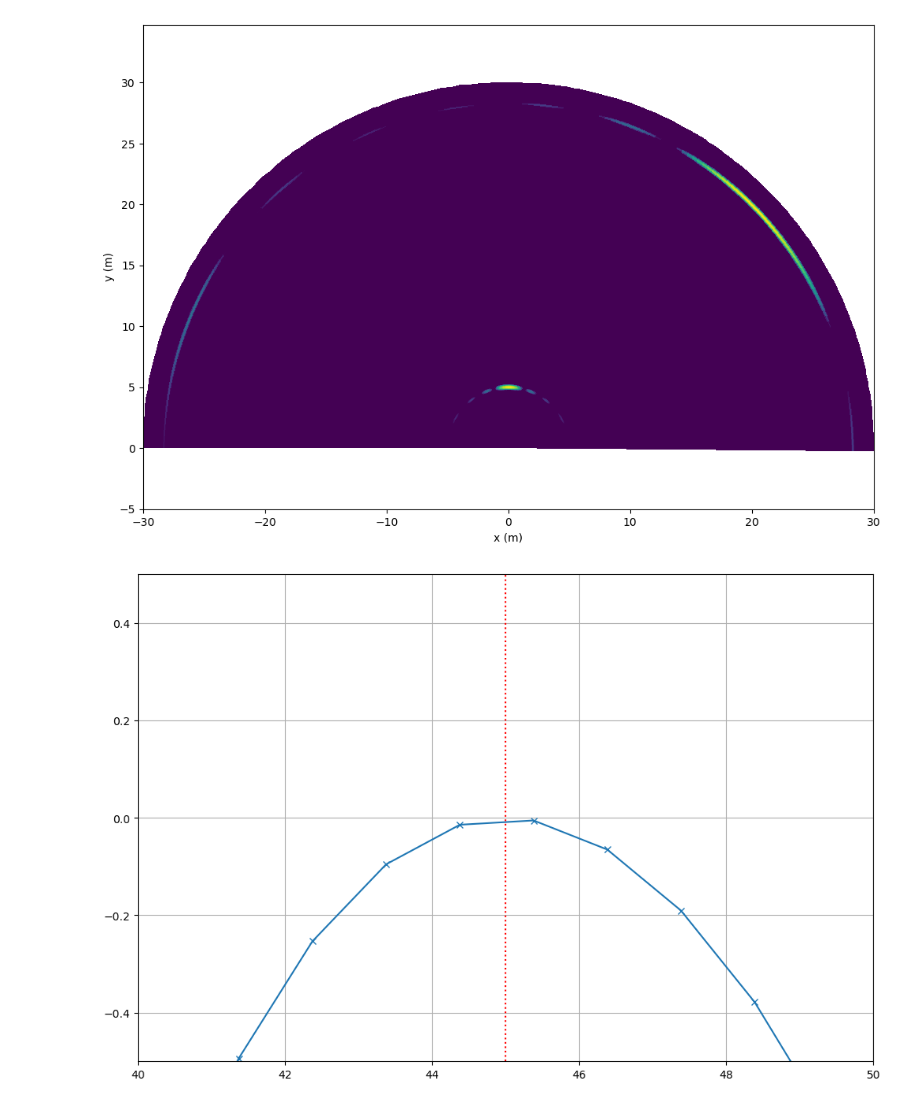
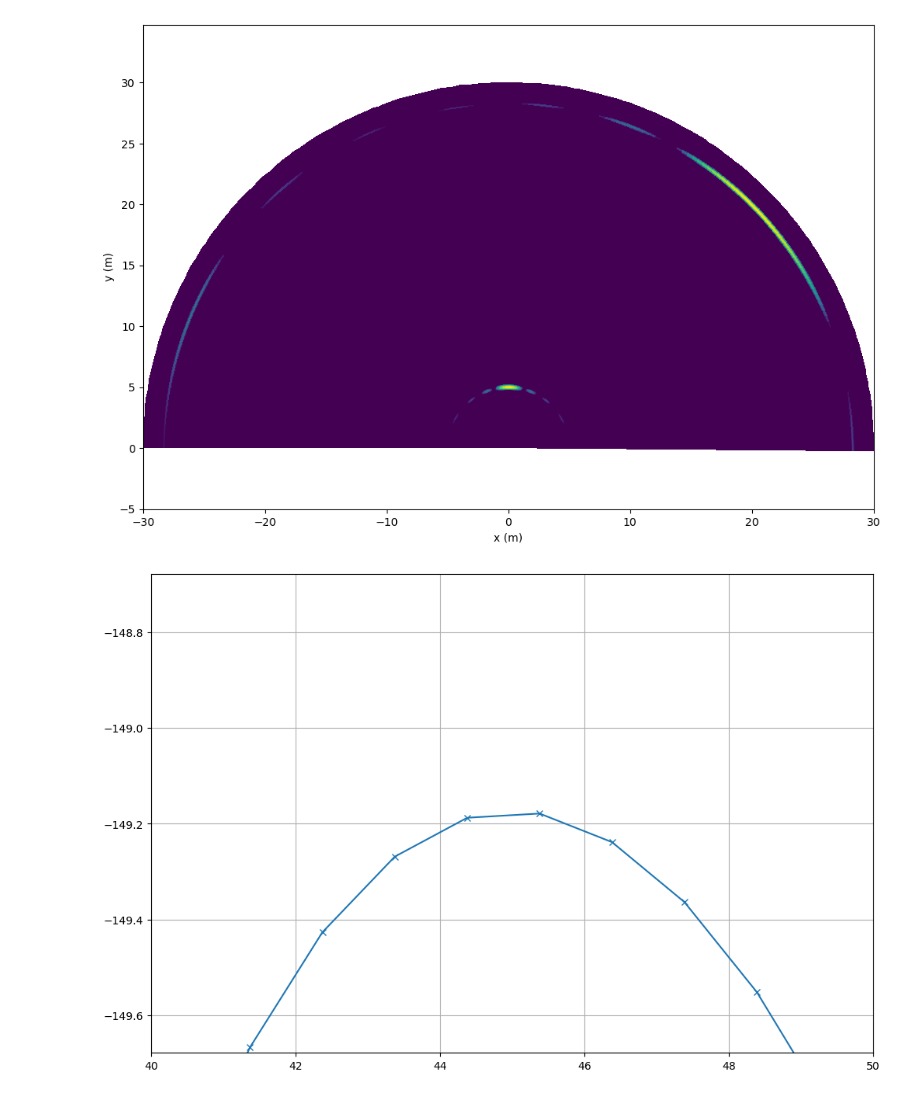
Before and after one commit to rf-eng/scikit-radar, a Jupyter notebook: docs/examples/single_static_target_DOA_ULA.ipynb, the cells around one changed output. Cells and saved outputs as stored; diff of their text form; code cells hidden in the pictures.

```diff
--- a/docs/examples/single_static_target_DOA_ULA.ipynb
+++ b/docs/examples/single_static_target_DOA_ULA.ipynb
@@ -189,11 +190,11 @@ plt.axis('equal');
 # %%
 r_idx = np.argmin(np.abs(radar.ranges_bp-np.sqrt(20**2+20**2)))
 pattern = 20*np.log10(np.abs(radar.ra_bp[:, r_idx]))
 plt.figure(figsize=(12, 8))
 plt.plot(180/np.pi*radar.angles_bp, pattern, '-x')
 plt.plot(np.array([45, 45]), np.array([-0.5, 0.5]), 'r:')
 plt.xlim((40, 50))
-plt.ylim((-0.5, 0.5))
+plt.ylim((np.max(pattern)-0.5, np.max(pattern)+0.5))
 plt.grid(True);
 # %% [output]
-[figure, old version]
+[figure, new version]
```
Also changed, not shown: parts of 3 cells of this notebook, 1 other file.
